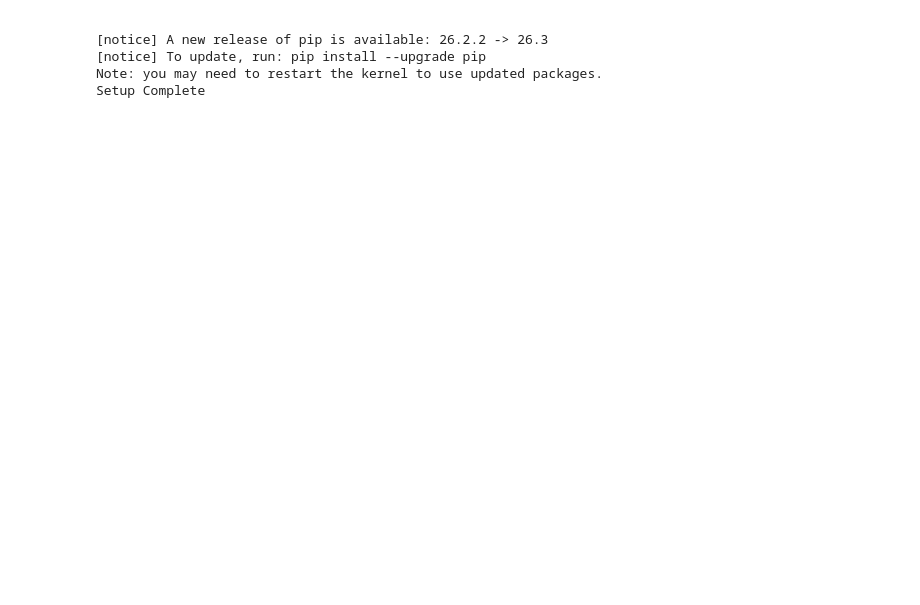
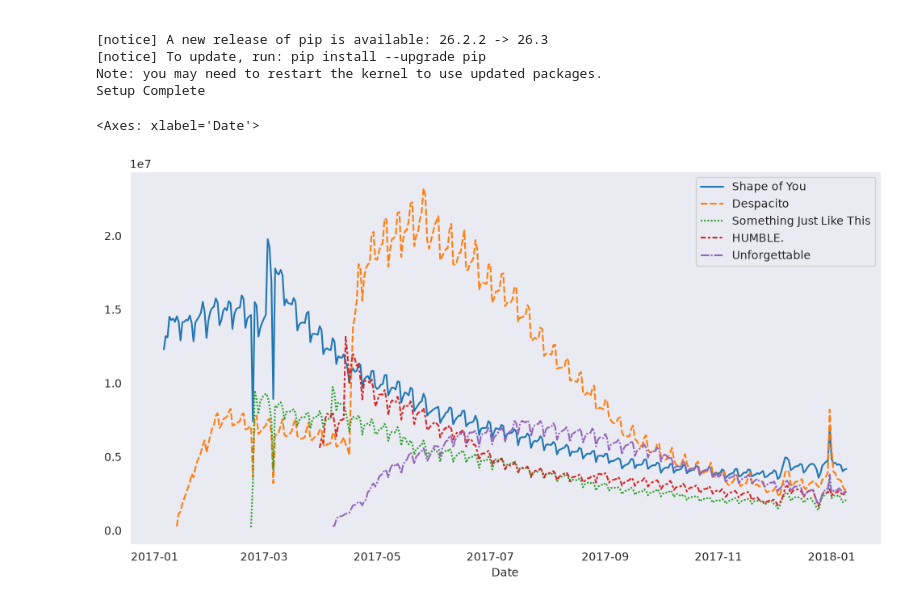
Before and after one commit to brgael/GTD2401-ACD-GA-AD26-05-seaborn-brgael, a Jupyter notebook: 06. ChoosingPlotsCustomStyles.ipynb, the cells around one changed output. Cells and saved outputs as stored; diff of their text form; code cells hidden in the pictures; blank space fills up the shorter version.

Commit message:
Avance #6: ChoosingPlotsCustomStyles

```diff
--- a/06. ChoosingPlotsCustomStyles.ipynb
+++ b/06. ChoosingPlotsCustomStyles.ipynb
@@ -30,3 +30,16 @@ Requirement already satisfied: tzdata in /home/codespace/.local/lib/python3.14/s
 [notice] To update, run: pip install --upgrade pip
 Note: you may need to restart the kernel to use updated packages.
 Setup Complete
+# %%
+# Path of the file to read
+spotify_filepath = "./data/spotify.csv"
+
+# Read the file into a variable spotify_data
+spotify_data = pd.read_csv(spotify_filepath, index_col="Date", parse_dates=True)
+
+# Line chart
+plt.figure(figsize=(12,6))
+sns.lineplot(data=spotify_data)
+# %% [output]
+<Axes: xlabel='Date'>
+[figure, added]
```
Also changed, not shown: parts of 1 cell of this notebook.
